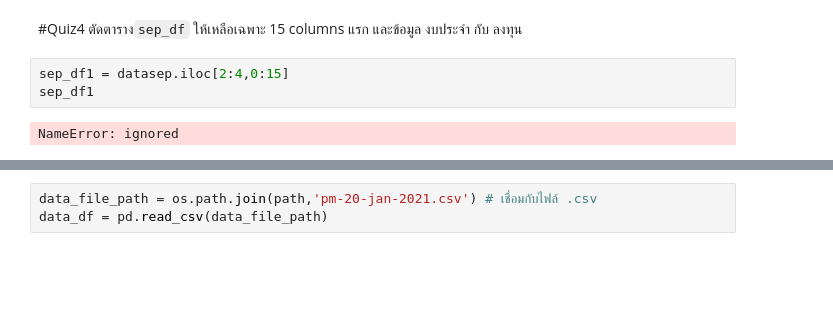
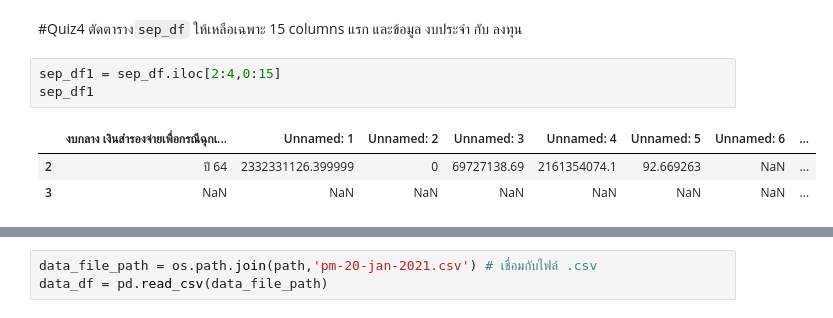
Before and after one commit to ananyapoonsawat/Python_dataviz2023, a Jupyter notebook: Pandas102.ipynb, the cells around one changed output, grey strips where cells are left out. Cells and saved outputs as stored; diff of their text form; blank space fills up the shorter version.

````diff
--- a/Pandas102.ipynb
+++ b/Pandas102.ipynb
@@ -45,7 +45,9 @@ sep_df
 # %% [markdown]
 #Quiz4 ตัดตาราง```sep_df``` ให้เหลือเฉพาะ 15 columns แรก และข้อมูล งบประจำ กับ ลงทุน
 # %%
-sep_df1 = datasep.iloc[2:4,0:15]
+sep_df1 = sep_df.iloc[2:4,0:15]
 sep_df1
 # %% [output]
-NameError: ignored
+|  | งบกลาง เงินสำรองจ่ายเพื่อกรณีฉุกเ... | Unnamed: 1 | Unnamed: 2 | Unnamed: 3 | Unnamed: 4 | Unnamed: 5 | Unnamed: 6 | ... |
+| 2 | ปี 64 | 2332331126.399999 | 0 | 69727138.69 | 2161354074.1 | 92.669263 | NaN | ... |
+| 3 | NaN | NaN | NaN | NaN | NaN | NaN | NaN | ... |
````
Also changed, not shown: parts of 9 cells of this notebook.
